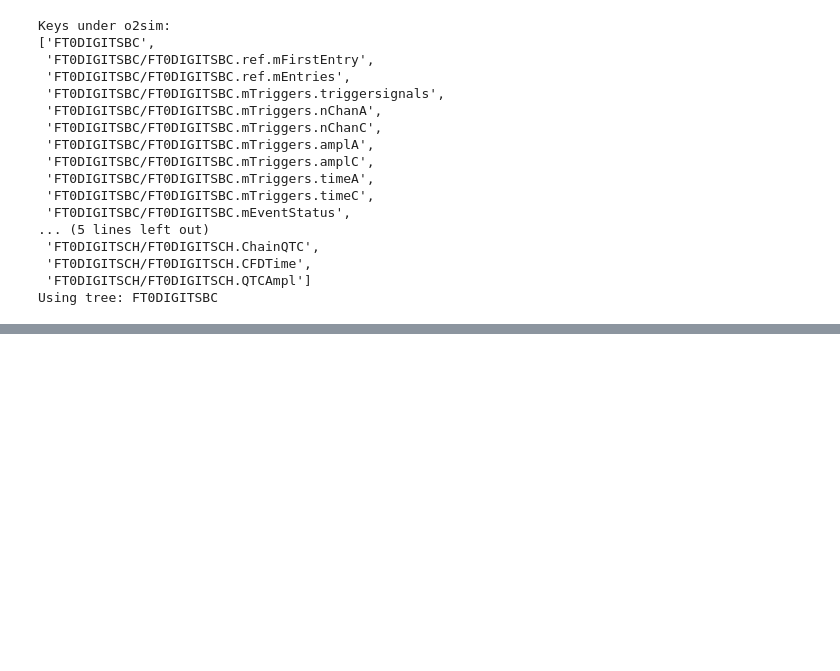
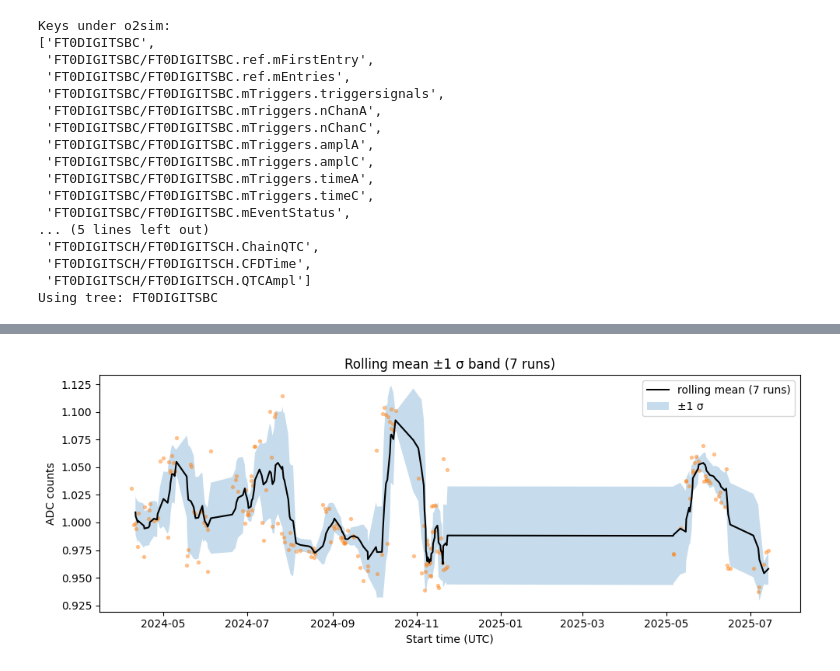
Before and after one commit to mvishiu11/LHC-aging-analysis, a Jupyter notebook: notebooks/analysis.ipynb, the cells around one changed output, grey strips where cells are left out. Saved outputs shown, nothing was run; the diff lists cells and outputs as text; code cells hidden in the pictures; blank space fills up the shorter version.

```diff
--- a/notebooks/analysis.ipynb
+++ b/notebooks/analysis.ipynb
@@ -102,0 +201,17 @@ AttributeError: 'AwkwardExtensionArray' object has no attribute 'value_counts'
+# %%
+# 7-run rolling statistics
+roll_mean  = df['adc_mip'].rolling(7, min_periods=3).mean()
+roll_sigma = df['adc_mip'].rolling(7, min_periods=3).std()
+
+plt.figure(figsize=(10,4))
+plt.plot(x, roll_mean, color='k', lw=1.5, label='rolling mean (7 runs)')
+plt.fill_between(x,
+                 roll_mean-roll_sigma,
+                 roll_mean+roll_sigma,
+                 alpha=0.25, label='±1 σ')
+plt.scatter(x, y, s=8, alpha=0.4)
+plt.title("Rolling mean ±1 σ band (7 runs)")
+plt.ylabel("ADC counts"); plt.xlabel("Start time (UTC)")
+plt.legend(); plt.tight_layout()
+# %% [output]
+[figure, added]
```
Also changed, not shown: parts of 14 cells of this notebook.
